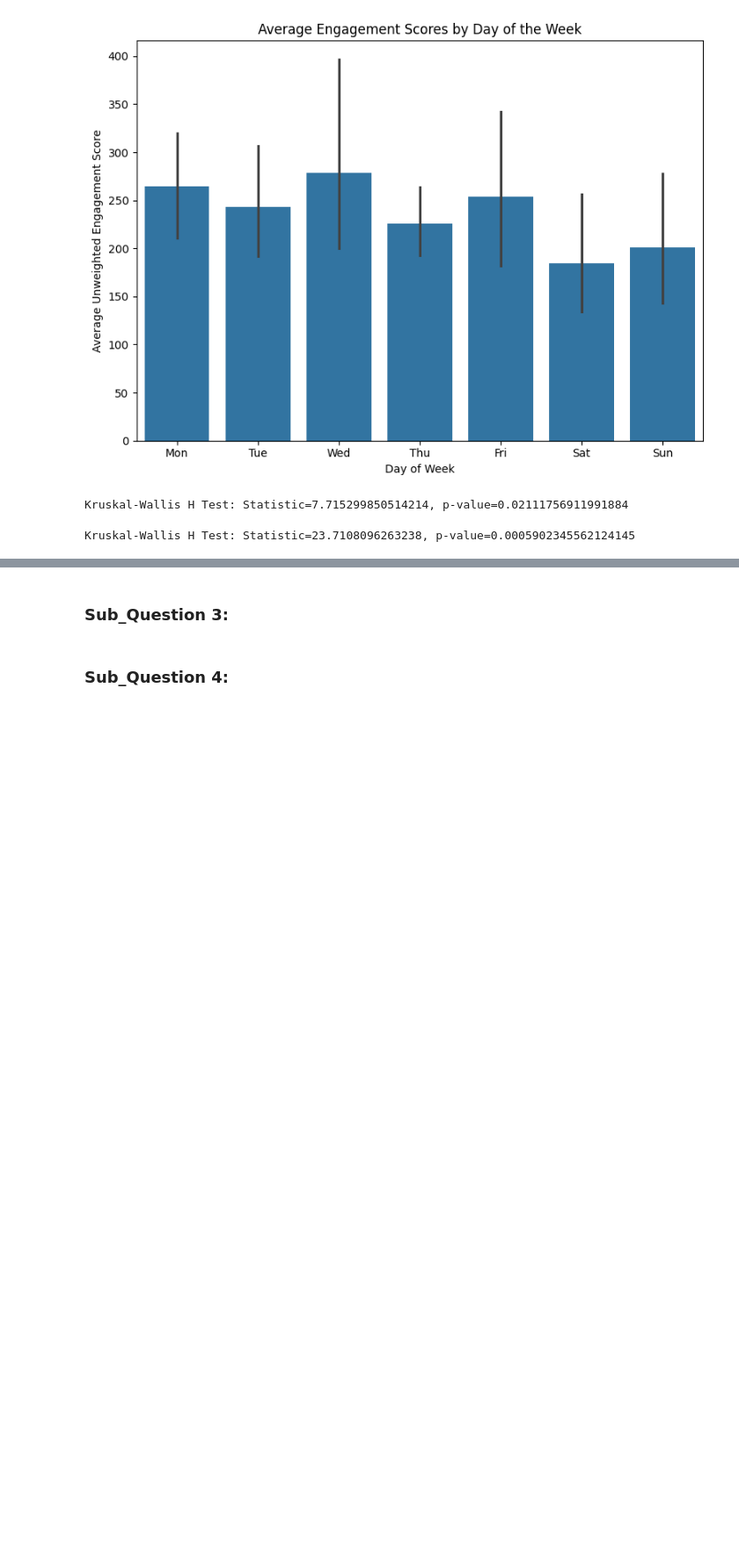
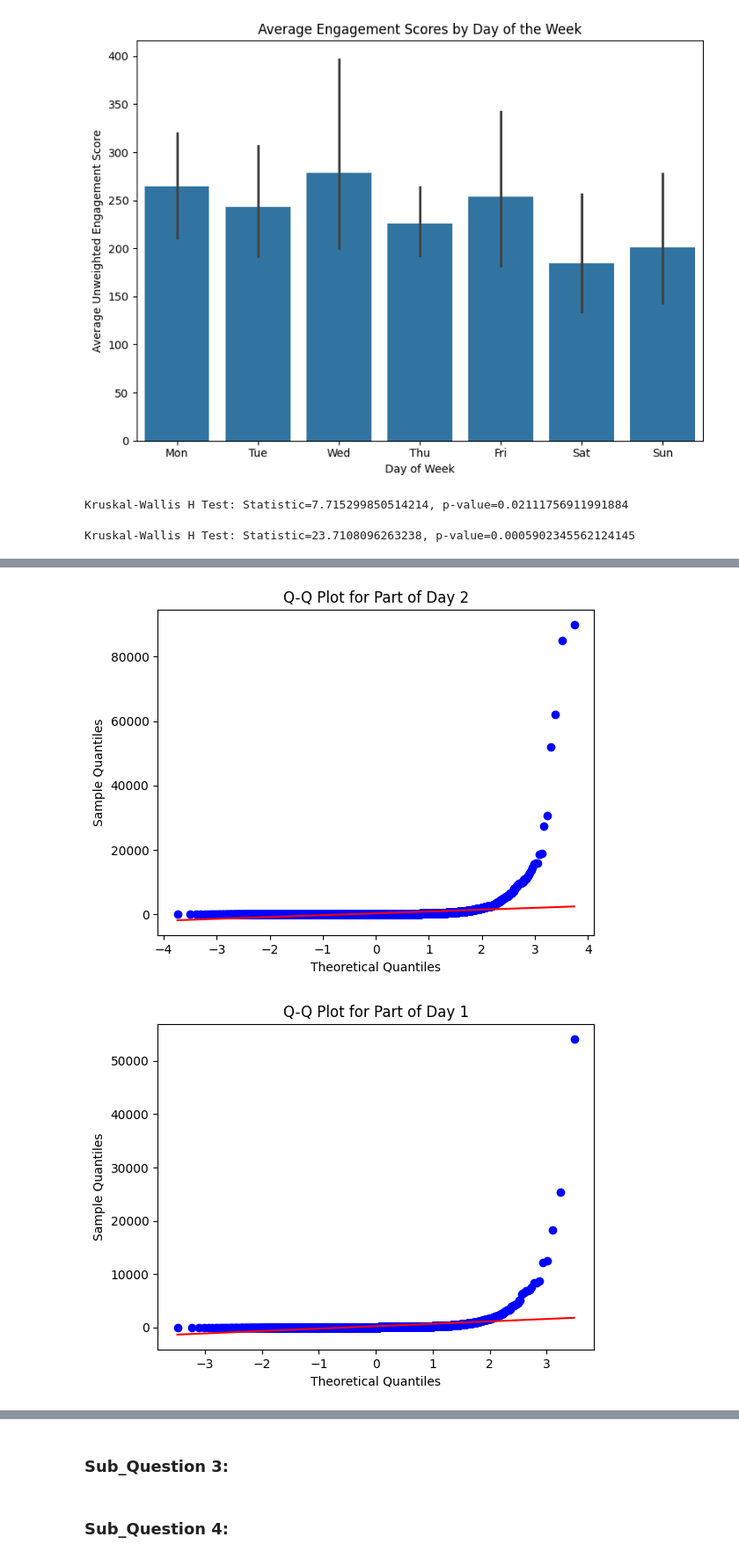
Before and after one commit to alvaarro/DigitalMarketingStrategy, a Jupyter notebook: Dataframes.ipynb, the cells around one changed output, grey strips where cells are left out. Shown at 88% size. Saved outputs shown, nothing was run; the diff lists cells and outputs as text; code cells hidden in the pictures; blank space fills up the shorter version.

```diff
--- a/Dataframes.ipynb
+++ b/Dataframes.ipynb
@@ -634,0 +574,30 @@ for i in range(7):
+# %%
+from scipy import stats
+import pandas as pd
+import numpy as np
+import matplotlib.pyplot as plt
+
+# Let's assume your 'merged_df' DataFrame is already loaded and has the columns mentioned.
+# You may need to replace this line with the code that actually loads your data:
+# merged_df = pd.read_csv('path_to_your_data.csv') or other DataFrame loading method
+
+# Function to create and display Q-Q plots
+def qq_plot(data, title):
+    stats.probplot(data, dist="norm", plot=plt)
+    plt.title(title)
+    plt.xlabel('Theoretical Quantiles')
+    plt.ylabel('Sample Quantiles')
+    plt.show()
+
+# Q-Q plots for 'Unweighted_Engagement_Score' for each part of the day
+for i in merged_df['Part of Day Numeric'].unique():
+    scores = merged_df[merged_df['Part of Day Numeric'] == i]['Unweighted_Engagement_Score'].dropna()
+    qq_plot(scores, f'Q-Q Plot for Part of Day {i}')
+
+# Q-Q plots for 'Unweighted_Engagement_Score' for each day of the week
+for i in merged_df['Day of Week'].unique():
+    scores = merged_df[merged_df['Day of Week'] == i]['Unweighted_Engagement_Score'].dropna()
+    qq_plot(scores, f'Q-Q Plot for Day of Week {i}')
+# %% [output]
+[figure, added]
+[figure, added]
```
Also changed, not shown: parts of 3 cells of this notebook.
